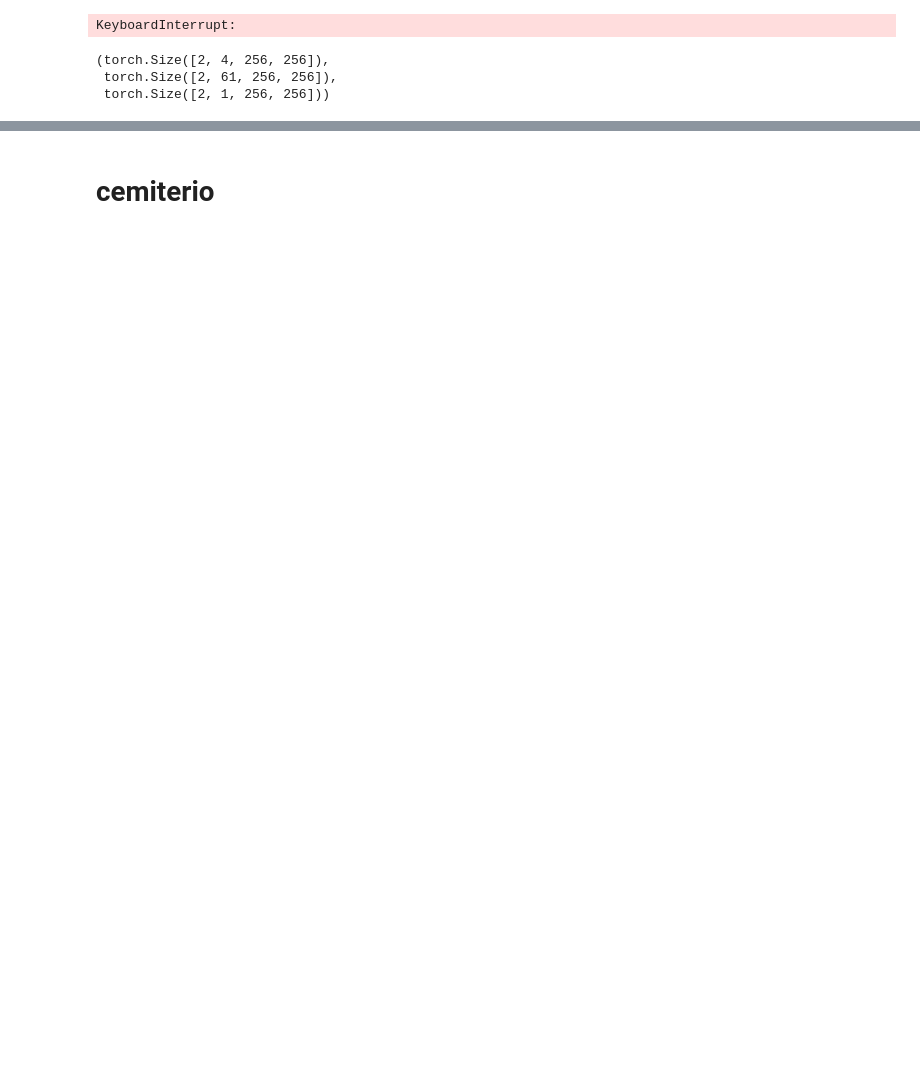
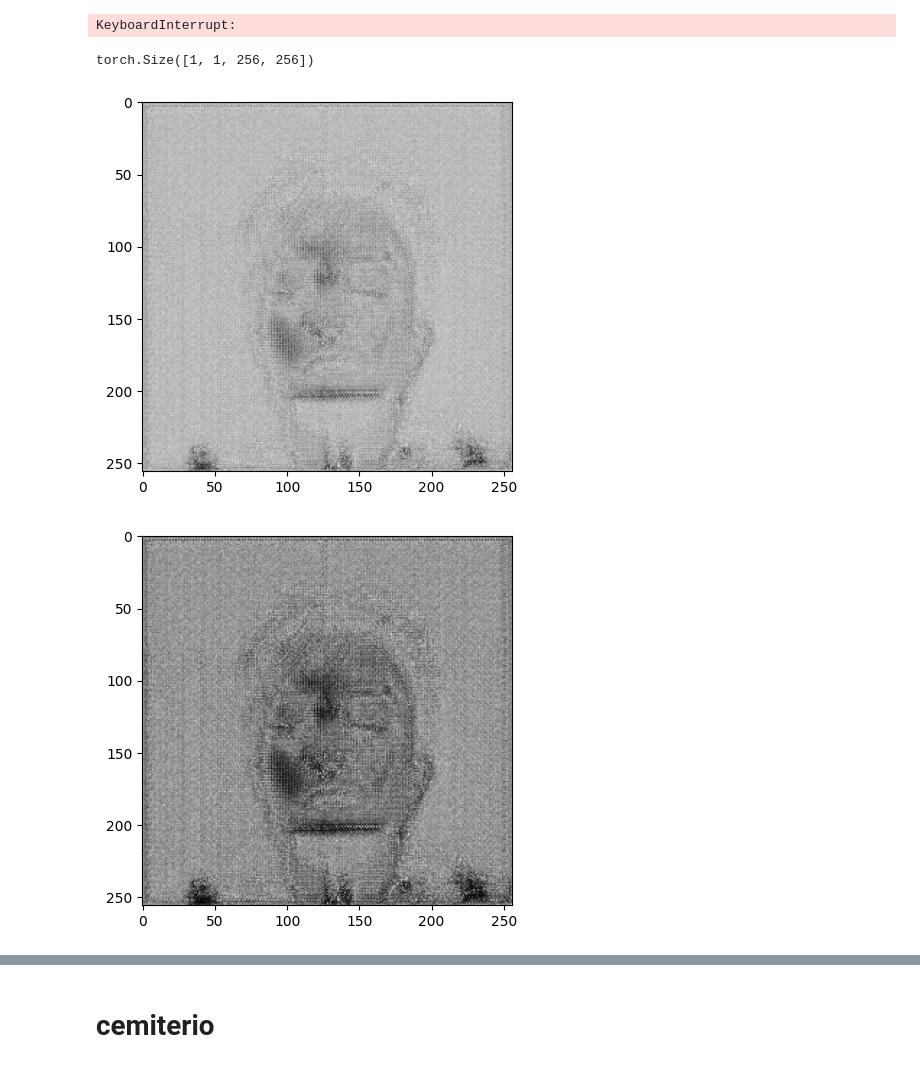
Before and after one commit to ana-caznok/recon-segment, a Jupyter notebook: notebooks/debug_dualtraining.ipynb, the cells around one changed output, grey strips where cells are left out. Drawn from its saved outputs; the diff is of its cells as text; code cells hidden in the pictures; blank space fills up the shorter version.

```diff
--- a/notebooks/debug_dualtraining.ipynb
+++ b/notebooks/debug_dualtraining.ipynb
@@ -67,7 +67,7 @@ WARNING: Setting fixed_checkpoint_name as restormer-seg_msi2mask
 DEVICE = torch.device("cuda" if torch.cuda.is_available() else "cpu")
 BASE_PATH = "/media/ana-caznok/SSD-08/icasp_4090/icasp/data/Link_2/downsampled"
 PREPROCESSING = config['preprocessing']  # or None or "downsampled"
-BATCH_SIZE = 2#config['train']['batch_size']
+BATCH_SIZE = 1#config['train']['batch_size']
 NUM_EPOCHS = 2#config['train']['epochs']
 LEARNING_RATE = config['train']['lr']
 SAVE_PATH = config['fixed_checkpoint_name']
@@ -584,7 +572,7 @@ out_prob = torch.sigmoid(mask)
 trn_history = []
 val_history = []
 
-for epoch in range(start_epoch,NUM_EPOCHS):
+for epoch in range(start_epoch,2):
     model.train()
     train_loss = 0.0
     for x, y, meta in tqdm(train_loader, desc=f"Epoch {epoch+1}/{NUM_EPOCHS} - Training"):
@@ -593,10 +581,10 @@ for epoch in range(start_epoch,NUM_EPOCHS):
         y = y.to(DEVICE)
         optimizer.zero_grad()
 
-        output, out_prob = model(x)
+        output, out_prob1 = model(x)
 
-        out_prob = torch.sigmoid(out_prob) #turning probabilities into binary mask
-        mask = (out_prob > 0.5).float()
+        out_prob = torch.sigmoid(out_prob1) #turning probabilities into binary mask
+        mask = (out_prob <= 0.5).float()
 
         if need_ifft:
             output = ifft_output_function(output, meta)
@@ -637,7 +625,8 @@ for epoch in range(start_epoch,NUM_EPOCHS):
             output,out_prob = model(x)
 
             out_prob = torch.sigmoid(out_prob) #will need to change if more then one class
-            mask = (out_prob > 0.5).float()
+            mask = (out_prob <= 0.5).float()
+            print('passei aqui')
 
             if need_ifft:
                 output = ifft_output_function(output,meta)
@@ -668,7 +657,7 @@ for epoch in range(start_epoch,NUM_EPOCHS):
     avg_dice = dice_metric.aggregate().item()
     dice_metric.reset()
     #print(avg_sam)
-    #print(avg_dice)
+    #print(avg_dice)square
 
     if config['wandb']:
         wandb.log({f"Validation Avg Loss {config['loss']}": avg_val_loss})
@@ -680,9 +669,22 @@ for epoch in range(start_epoch,NUM_EPOCHS):
     print(f"Epoch {epoch+1}/{NUM_EPOCHS}: Train Loss = {avg_train_loss:.4f}, Val Loss = {avg_val_loss:.4f}")
 # %% [output]
 KeyboardInterrupt:
-# %%
-x.shape, y.shape, meta['mask'].shape
-# %% [output]
-(torch.Size([2, 4, 256, 256]),
- torch.Size([2, 61, 256, 256]),
- torch.Size([2, 1, 256, 256]))
+# %%
+mask.shape
+# %% [output]
+torch.Size([1, 1, 256, 256])
+# %%
+prob_show1 = out_prob1.detach().cpu().numpy()[0,0,:,:]
+plt.imshow(prob_show1,cmap='gray')
+plt.show()
+
+prob_show = out_prob.detach().cpu().numpy()[0,0,:,:]
+plt.imshow(prob_show,cmap='gray')
+plt.show()
+
+mask_show = mask.detach().cpu().numpy()[0,0,:,:]
+plt.imshow(mask_show,cmap='gray')
+plt.show()
+# %% [output]
+[figure, added]
+[figure, added]
```
Also changed, not shown: parts of 14 cells of this notebook, 8 other files.
